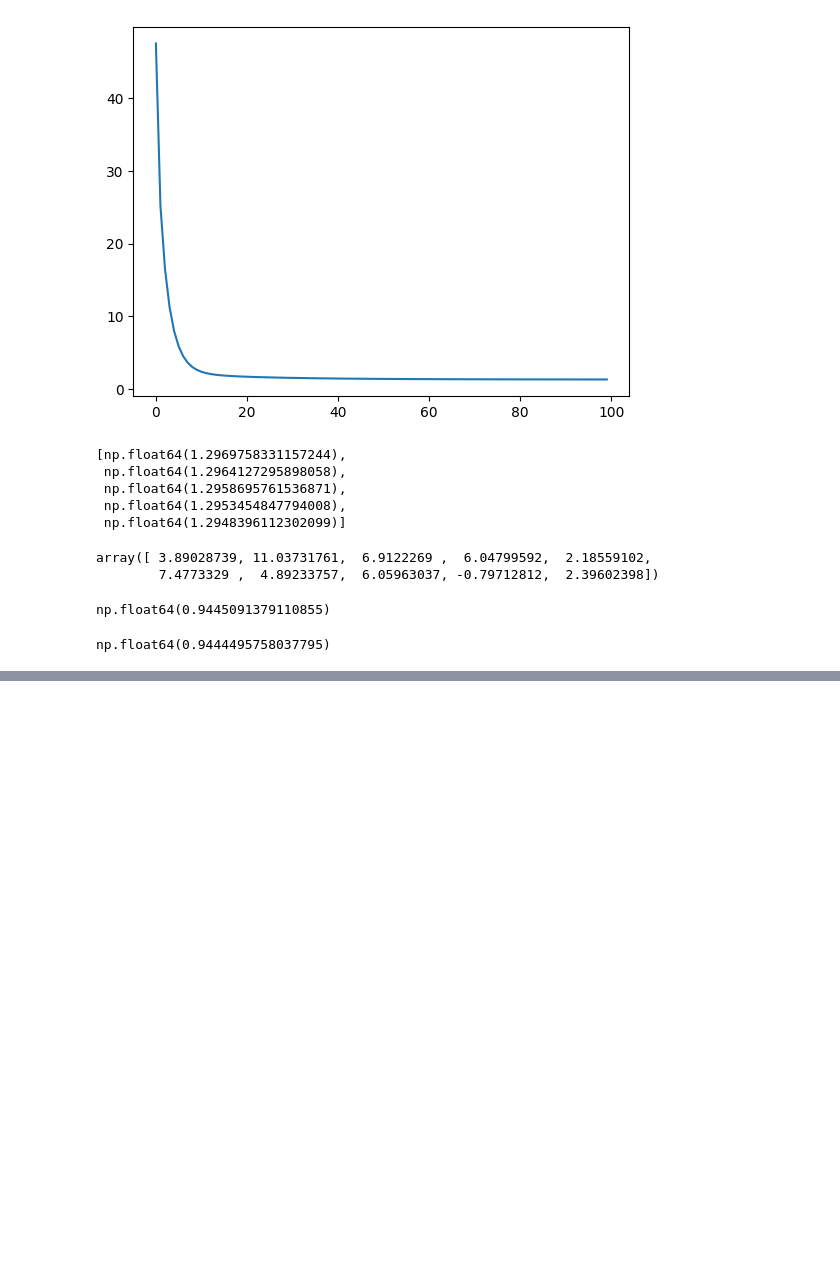
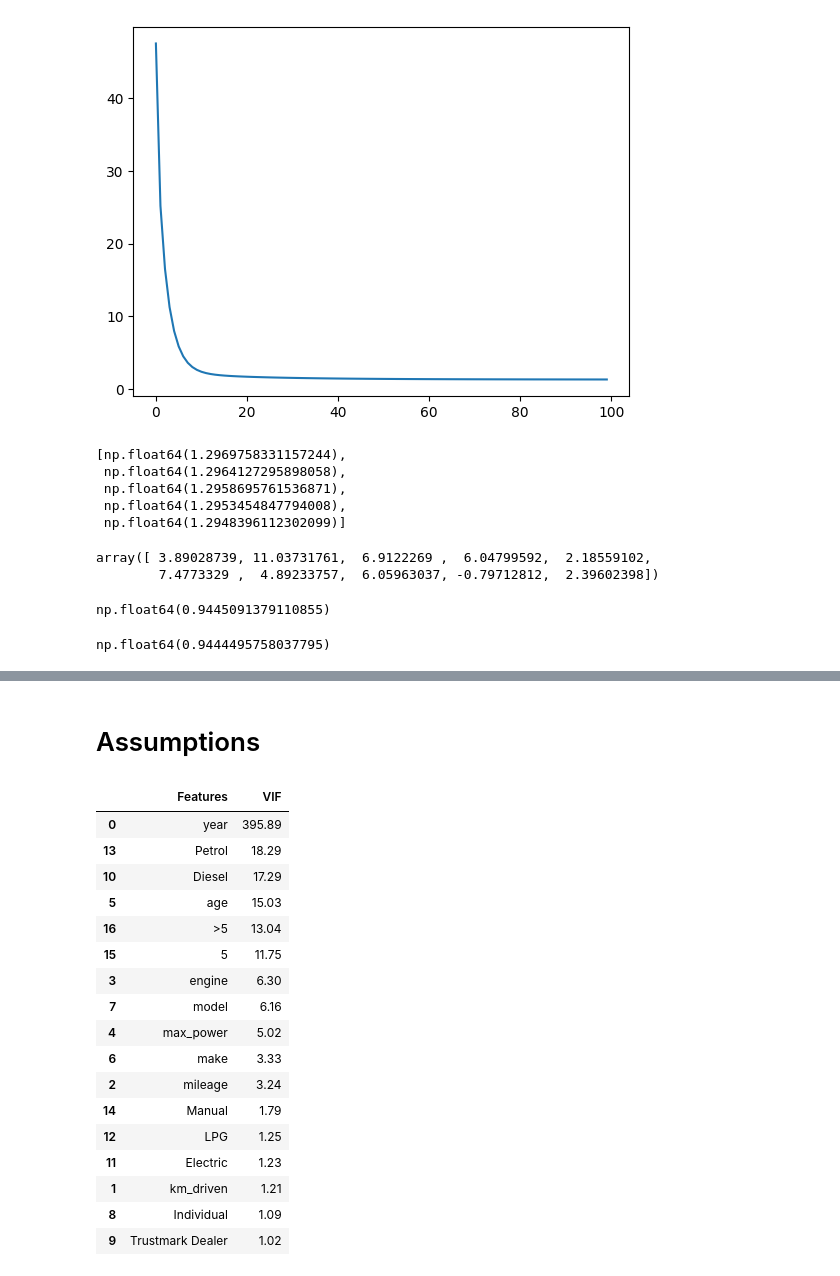
Before and after one commit to Himanshu-Kumar-123/ML-Linear-Regression-Cars24-Scratch, a Jupyter notebook: Linear-Regression-Cars24-Scratch.ipynb, the cells around one changed output, grey strips where cells are left out. Saved outputs shown, nothing was run; the diff lists cells and outputs as text; code cells hidden in the pictures; blank space fills up the shorter version.

```diff
--- a/Linear-Regression-Cars24-Scratch.ipynb
+++ b/Linear-Regression-Cars24-Scratch.ipynb
@@ -230,0 +302,31 @@ np.float64(0.9444495758037795)
+# %% [markdown]
+# Assumptions
+# %%
+from statsmodels.stats.outliers_influence import variance_inflation_factor
+
+vif = pd.DataFrame()
+X_t = pd.DataFrame(X_train, columns=X_train.columns)
+vif['Features'] = X_t.columns
+vif['VIF'] = [variance_inflation_factor(X_t.values, i) for i in range(X_t.shape[1])]
+vif['VIF'] = round(vif['VIF'], 2)
+vif = vif.sort_values(by = "VIF", ascending = False)
+vif
+# %% [output]
+|  | Features | VIF |
+| 0 | year | 395.89 |
+| 13 | Petrol | 18.29 |
+| 10 | Diesel | 17.29 |
+| 5 | age | 15.03 |
+| 16 | >5 | 13.04 |
+| 15 | 5 | 11.75 |
+| 3 | engine | 6.30 |
+| 7 | model | 6.16 |
+| 4 | max_power | 5.02 |
+| 6 | make | 3.33 |
+| 2 | mileage | 3.24 |
+| 14 | Manual | 1.79 |
+| 12 | LPG | 1.25 |
+| 11 | Electric | 1.23 |
+| 1 | km_driven | 1.21 |
+| 8 | Individual | 1.09 |
+| 9 | Trustmark Dealer | 1.02 |
```
Also changed, not shown: parts of 10 cells of this notebook.
